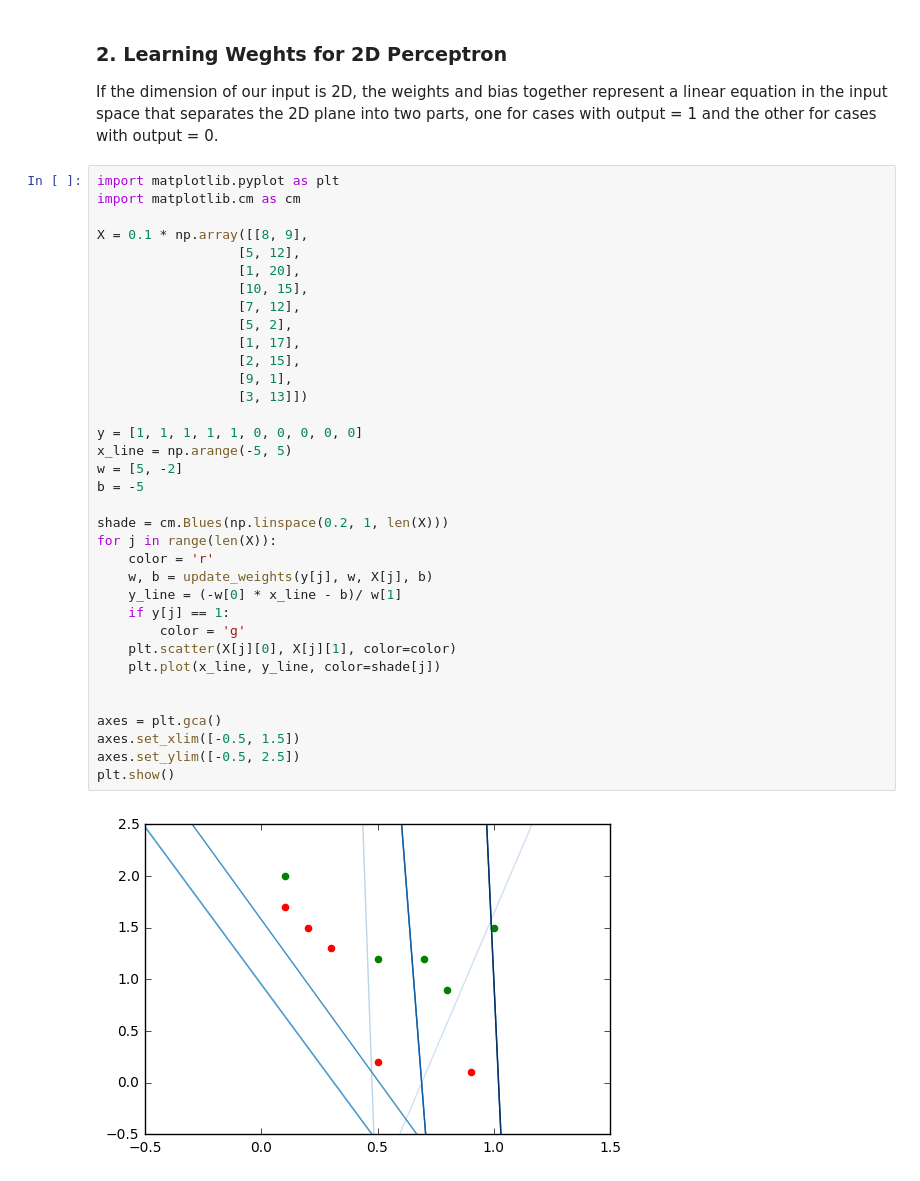
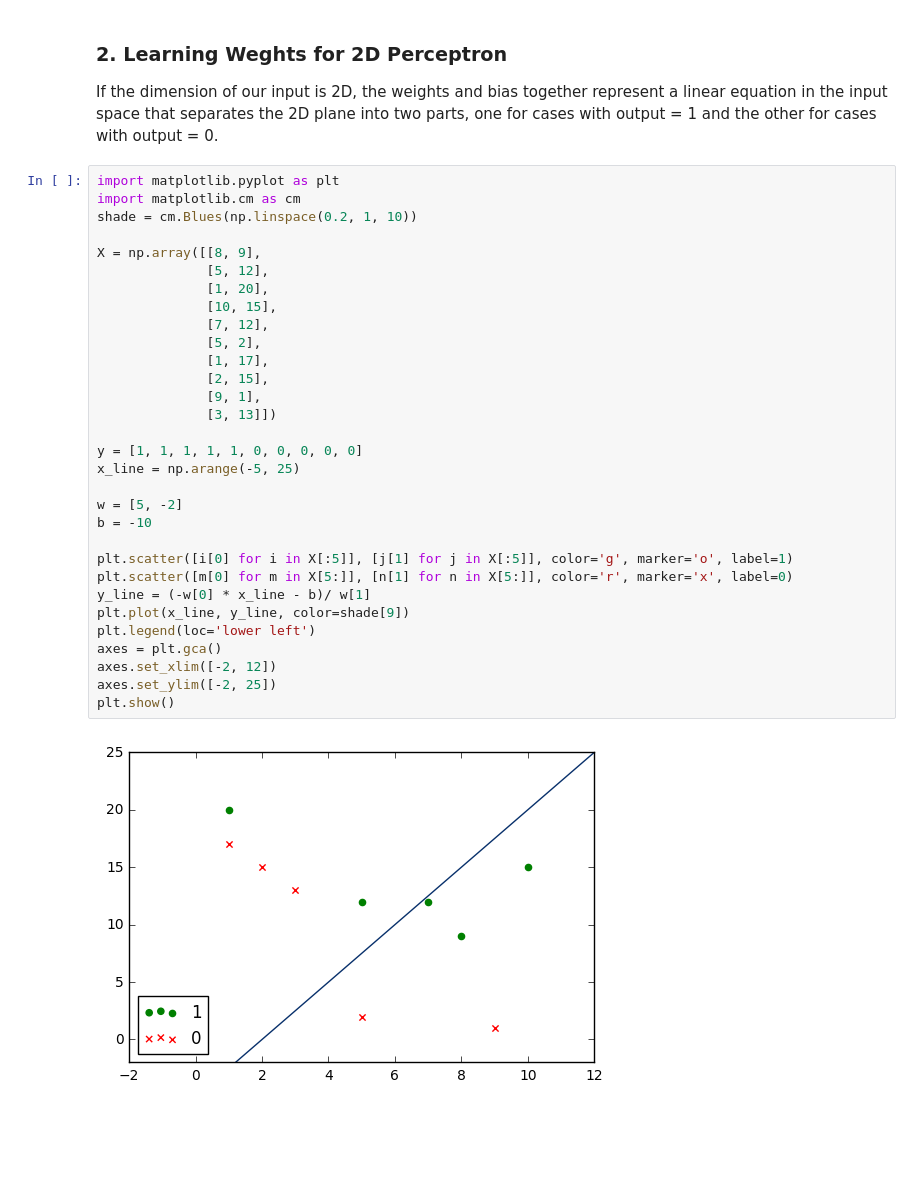
Before and after one commit to kaoyubo/NNML, a Jupyter notebook: 1_intro.ipynb, the cells around one changed output. Saved outputs shown, nothing was run; the diff lists cells and outputs as text; blank space fills up the shorter version.

```diff
--- a/1_intro.ipynb
+++ b/1_intro.ipynb
@@ -70,37 +71,33 @@ If the dimension of our input is 2D, the weights and bias together represent a l
 # %%
 import matplotlib.pyplot as plt
 import matplotlib.cm as cm
+shade = cm.Blues(np.linspace(0.2, 1, 10))
 
-X = 0.1 * np.array([[8, 9],
-                  [5, 12],
-                  [1, 20],
-                  [10, 15],
-                  [7, 12],
-                  [5, 2],
-                  [1, 17],
-                  [2, 15],
-                  [9, 1],
-                  [3, 13]])
+X = np.array([[8, 9],
+              [5, 12],
+              [1, 20],
+              [10, 15],
+              [7, 12],
+              [5, 2],
+              [1, 17],
+              [2, 15],
+              [9, 1],
+              [3, 13]])
 
 y = [1, 1, 1, 1, 1, 0, 0, 0, 0, 0]
-x_line = np.arange(-5, 5)
+x_line = np.arange(-5, 25)
+
 w = [5, -2]
-b = -5
+b = -10
 
-shade = cm.Blues(np.linspace(0.2, 1, len(X)))
-for j in range(len(X)):
-    color = 'r'
-    w, b = update_weights(y[j], w, X[j], b)
-    y_line = (-w[0] * x_line - b)/ w[1]
-    if y[j] == 1:
-        color = 'g'
-    plt.scatter(X[j][0], X[j][1], color=color)
-    plt.plot(x_line, y_line, color=shade[j])
-
-
+plt.scatter([i[0] for i in X[:5]], [j[1] for j in X[:5]], color='g', marker='o', label=1)
+plt.scatter([m[0] for m in X[5:]], [n[1] for n in X[5:]], color='r', marker='x', label=0)
+y_line = (-w[0] * x_line - b)/ w[1]
+plt.plot(x_line, y_line, color=shade[9])
+plt.legend(loc='lower left')
 axes = plt.gca()
-axes.set_xlim([-0.5, 1.5])
-axes.set_ylim([-0.5, 2.5])
+axes.set_xlim([-2, 12])
+axes.set_ylim([-2, 25])
 plt.show()
 # %% [output]
-[figure, old version]
+[figure, new version]
```
Also changed, not shown: parts of 6 cells of this notebook.
